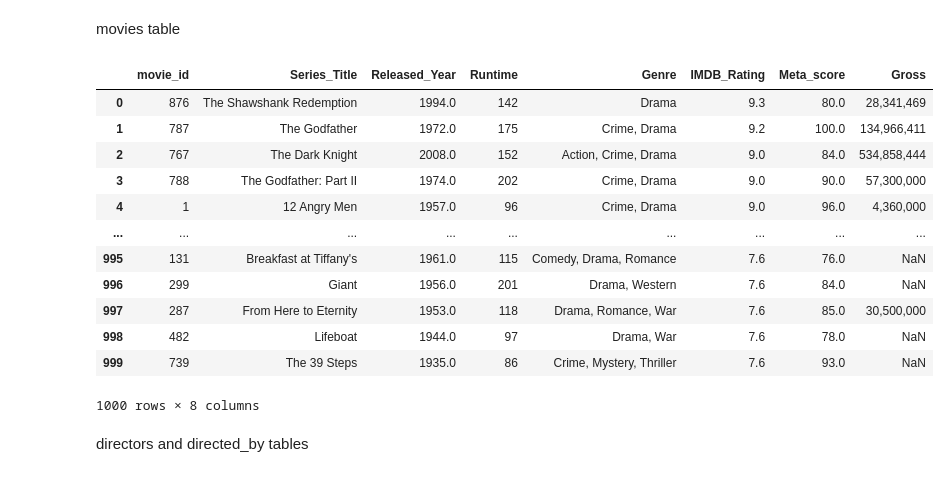
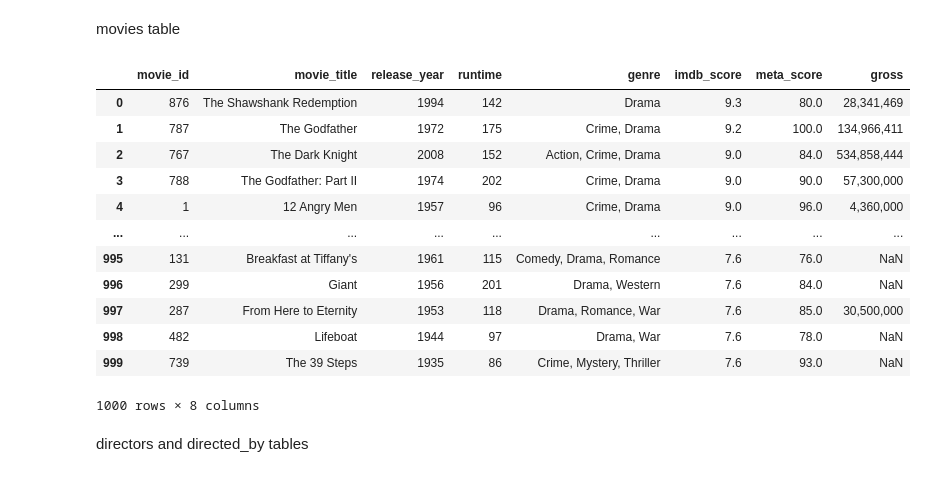
Before and after one commit to 0samvuong/Project-2-ETL-Group-6, a Jupyter notebook: movies.ipynb, the cells around one changed output. Saved outputs shown, nothing was run; the diff lists cells and outputs as text; code cells hidden in the pictures.

```diff
--- a/movies.ipynb
+++ b/movies.ipynb
@@ -206,21 +207,22 @@ movies table
 # %%
 #movies table
 #get column needed to load into database
 movies_table=unique_rows[["movie_id","Series_Title","Released_Year","Runtime","Genre","IMDB_Rating","Meta_score","Gross"]]
+movies_table=movies_table.rename(columns={"Series_Title":"movie_title","Released_Year":"release_year","Runtime":"runtime","Genre":"genre","IMDB_Rating":"imdb_score","Meta_score":"meta_score","Gross":"gross"})
 movies_table
 # %% [output]
-|  | movie_id | Series_Title | Released_Year | Runtime | Genre | IMDB_Rating | Meta_score | Gross |
-| 0 | 876 | The Shawshank Redemption | 1994.0 | 142 | Drama | 9.3 | 80.0 | 28,341,469 |
-| 1 | 787 | The Godfather | 1972.0 | 175 | Crime, Drama | 9.2 | 100.0 | 134,966,411 |
-| 2 | 767 | The Dark Knight | 2008.0 | 152 | Action, Crime, Drama | 9.0 | 84.0 | 534,858,444 |
-| 3 | 788 | The Godfather: Part II | 1974.0 | 202 | Crime, Drama | 9.0 | 90.0 | 57,300,000 |
-| 4 | 1 | 12 Angry Men | 1957.0 | 96 | Crime, Drama | 9.0 | 96.0 | 4,360,000 |
+|  | movie_id | movie_title | release_year | runtime | genre | imdb_score | meta_score | gross |
+| 0 | 876 | The Shawshank Redemption | 1994 | 142 | Drama | 9.3 | 80.0 | 28,341,469 |
+| 1 | 787 | The Godfather | 1972 | 175 | Crime, Drama | 9.2 | 100.0 | 134,966,411 |
+| 2 | 767 | The Dark Knight | 2008 | 152 | Action, Crime, Drama | 9.0 | 84.0 | 534,858,444 |
+| 3 | 788 | The Godfather: Part II | 1974 | 202 | Crime, Drama | 9.0 | 90.0 | 57,300,000 |
+| 4 | 1 | 12 Angry Men | 1957 | 96 | Crime, Drama | 9.0 | 96.0 | 4,360,000 |
 | ... | ... | ... | ... | ... | ... | ... | ... | ... |
-| 995 | 131 | Breakfast at Tiffany's | 1961.0 | 115 | Comedy, Drama, Romance | 7.6 | 76.0 | NaN |
-| 996 | 299 | Giant | 1956.0 | 201 | Drama, Western | 7.6 | 84.0 | NaN |
-| 997 | 287 | From Here to Eternity | 1953.0 | 118 | Drama, Romance, War | 7.6 | 85.0 | 30,500,000 |
-| 998 | 482 | Lifeboat | 1944.0 | 97 | Drama, War | 7.6 | 78.0 | NaN |
-| 999 | 739 | The 39 Steps | 1935.0 | 86 | Crime, Mystery, Thriller | 7.6 | 93.0 | NaN |
+| 995 | 131 | Breakfast at Tiffany's | 1961 | 115 | Comedy, Drama, Romance | 7.6 | 76.0 | NaN |
+| 996 | 299 | Giant | 1956 | 201 | Drama, Western | 7.6 | 84.0 | NaN |
+| 997 | 287 | From Here to Eternity | 1953 | 118 | Drama, Romance, War | 7.6 | 85.0 | 30,500,000 |
+| 998 | 482 | Lifeboat | 1944 | 97 | Drama, War | 7.6 | 78.0 | NaN |
+| 999 | 739 | The 39 Steps | 1935 | 86 | Crime, Mystery, Thriller | 7.6 | 93.0 | NaN |
 1000 rows × 8 columns
 # %% [markdown]
 directors and directed_by tables
```
Also changed, not shown: parts of 7 cells of this notebook, 2 other files.
